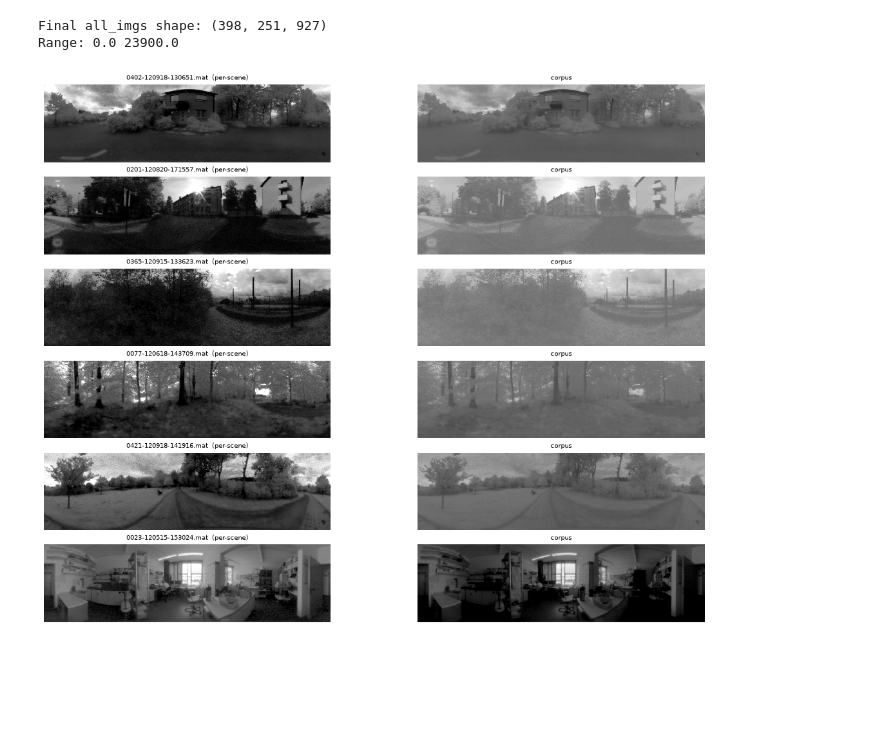
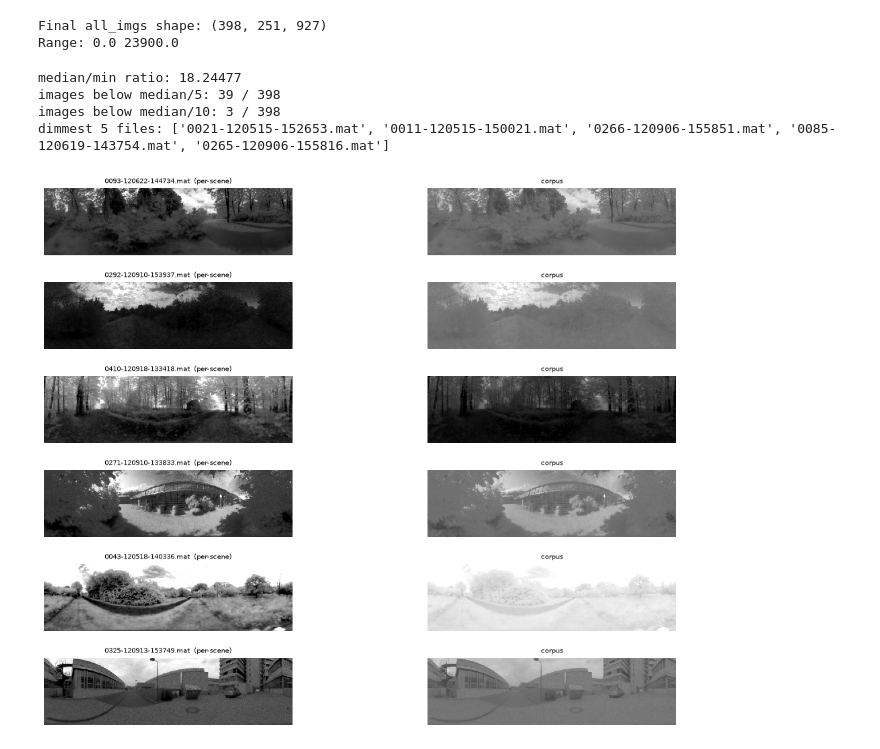
Before and after one commit to guardomayas/connectome_cnn, a Jupyter notebook: notebooks/stim_generation.ipynb, the cells around one changed output. Drawn from its saved outputs; the diff is of its cells as text; code cells hidden in the pictures; blank space fills up the shorter version.

```diff
--- a/notebooks/stim_generation.ipynb
+++ b/notebooks/stim_generation.ipynb
@@ -23,7 +23,7 @@ Found 398 .mat files
 all_imgs = []
 file_names = []
 
-PERCENTILE_SCALE = 99
+PERCENTILE_SCALE = 99.5
 
 for fname in mat_files:
     with h5py.File(fname, "r") as f:
@@ -43,6 +43,19 @@ print("Range:", all_imgs.min(), all_imgs.max())
 # %% [output]
 Final all_imgs shape: (398, 251, 927)
 Range: 0.0 23900.0
+# %%
+print("median/min ratio:", np.median(scene_scale) / scene_scale.min())
+print("images below median/5:", (scene_scale < np.median(scene_scale)/5).sum(), "/", len(scene_scale))
+print("images below median/10:", (scene_scale < np.median(scene_scale)/10).sum(), "/", len(scene_scale))
+
+# does scene_scale predict which images look "flat" in the corpus column?
+order = np.argsort(scene_scale)
+print("dimmest 5 files:", [file_names[i] for i in order[:5]])
+# %% [output]
+median/min ratio: 18.24477
+images below median/5: 39 / 398
+images below median/10: 3 / 398
+dimmest 5 files: ['0021-120515-152653.mat', '0011-120515-150021.mat', '0266-120906-155851.mat', '0085-120619-143754.mat', '0265-120906-155816.mat']
 # %%
 def show_hdr(img, ax=None, mode="log", lo=1, hi=99.5, title=None,
              extent=None, horizon_row=None):
@@ -71,25 +84,25 @@ def show_hdr(img, ax=None, mode="log", lo=1, hi=99.5, title=None,
 # %%
 n_imgs = 6
 n = np.random.choice(len(all_imgs), n_imgs, replace=False)
 fig, axes = plt.subplots(n_imgs, 2, figsize=(14, 1.6 * n_imgs))
 
 for idx, i in enumerate(n):
     # middle: per-scene normalized — what your pipeline currently produces
     show_hdr(all_imgs[i] / scene_scale[i], ax=axes[idx, 0],
              title=f"{file_names[i][:28]}  (per-scene)")
     # right: corpus normalized, SHARED display range
     show_hdr(all_imgs[i] / corpus_scale, ax=axes[idx, 1],
              lo=0, hi=100, title="corpus")
 
 # force a common vmin/vmax on the right column so brightness is comparable
 y_all = np.log10(np.maximum(all_imgs / corpus_scale, 1e-6))
-vmin, vmax = np.percentile(y_all, [1, 99.5])
+vmin, vmax = np.percentile(y_all, [1, 99.0])
 for idx in range(n_imgs):
     axes[idx, 1].images[0].set_clim(vmin, vmax)
 
 fig.tight_layout()
 # %% [output]
-[figure, old version]
+[figure, new version]
 # %%
 ## plot a single img with hist
 from matplotlib.gridspec import GridSpec
```
Also changed, not shown: parts of 1 cell of this notebook, 6 other files.
